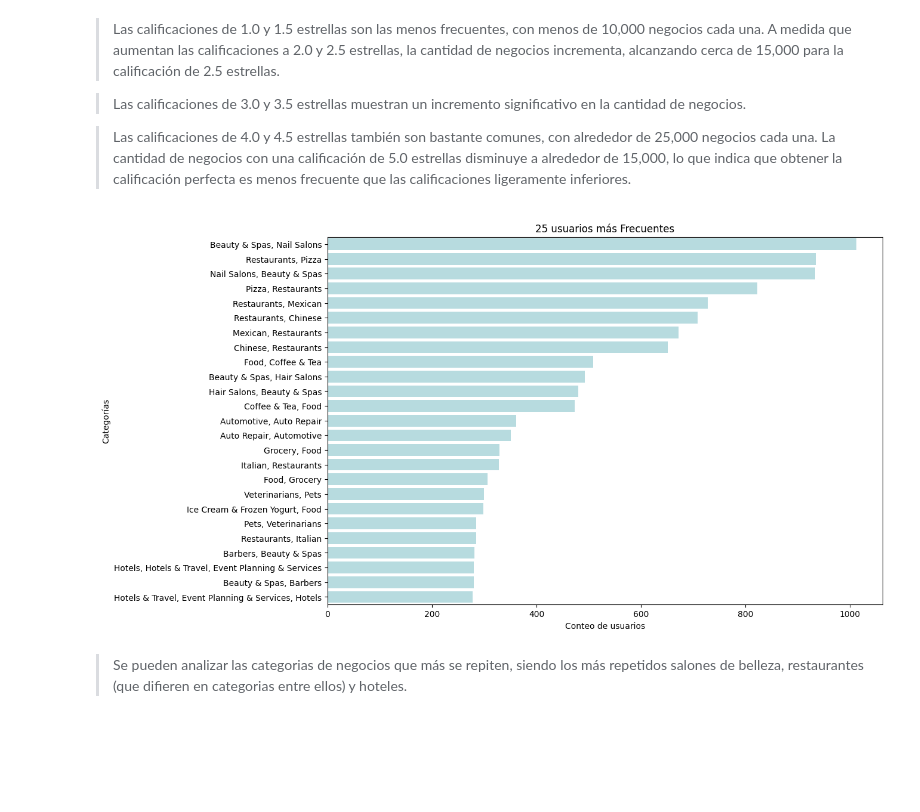
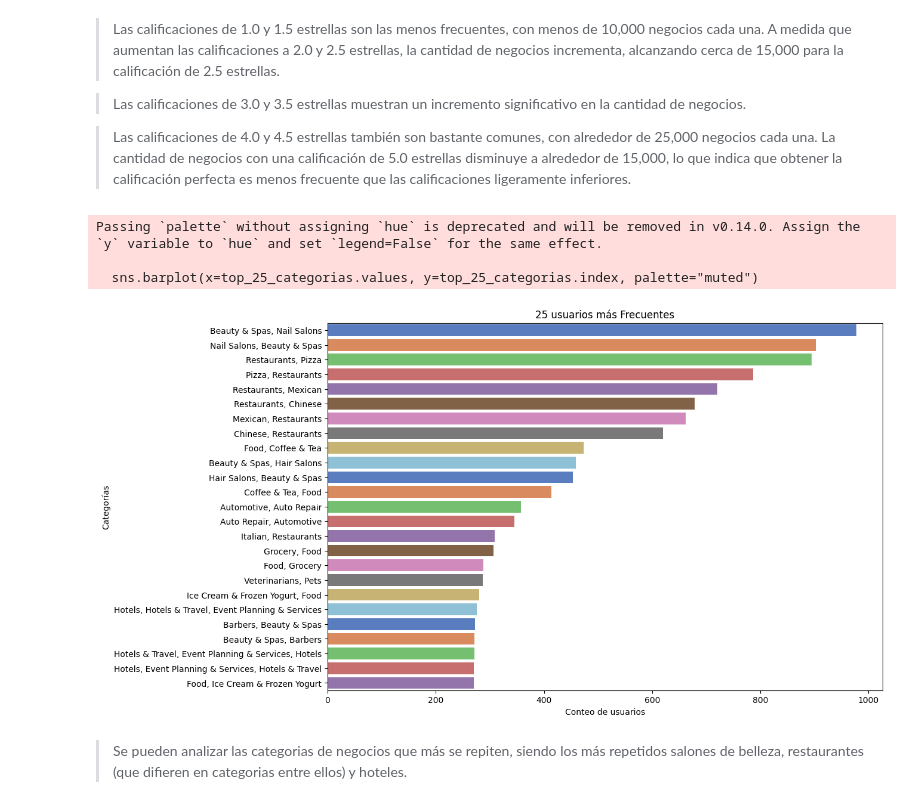
Before and after one commit to OscarMoralesMejia/Sistema-Recomendaciones-USA, a Jupyter notebook: EDA/eda_yelp.ipynb, the cells around one changed output. Drawn from its saved outputs; the diff is of its cells as text; code cells hidden in the pictures; blank space fills up the shorter version.

```diff
--- a/EDA/eda_yelp.ipynb
+++ b/EDA/eda_yelp.ipynb
@@ -531,0 +584,8 @@ Name: count, dtype: int64
+# %%
+# Transformacion a dato numerico con los fallos en nulos
+df_business['postal_code'] = pd.to_numeric(df_business['postal_code'], errors='coerce').astype('Int64')
+# Contar nulos
+df_business['postal_code'].isna().sum()
+# %%
+# Elimino valores nulos
+df_business = df_business.dropna(subset=['postal_code'])
@@ -576,19 +656,22 @@ La cantidad de negocios con una calificación de 5.0 estrellas disminuye a alred
 # %%
 # Se filtra la categoria de cada uno
 categoria_counts =df_business['categories'].value_counts()
 
 # Seleccionar los 25 nombres más frecuentes
 top_25_categorias = categoria_counts.head(25)
 
 # Graficar los 25 caaategorías más frecuentes
 plt.figure(figsize=(12, 8))
-sns.barplot(x=top_25_categorias.values, y=top_25_categorias.index, color='powderblue')
+sns.barplot(x=top_25_categorias.values, y=top_25_categorias.index, palette="muted")
 plt.xlabel('Conteo de usuarios')
 plt.ylabel('Categorías')
 plt.title('25 usuarios más Frecuentes')
 plt.show()
 # %% [output]
+Passing `palette` without assigning `hue` is deprecated and will be removed in v0.14.0. Assign the `y` variable to `hue` and set `legend=False` for the same effect.
+
+  sns.barplot(x=top_25_categorias.values, y=top_25_categorias.index, palette="muted")
-[figure, old version]
+[figure, new version]
 # %% [markdown]
 >Se pueden analizar las categorias de negocios que más se repiten, siendo los más repetidos salones de belleza, restaurantes (que difieren en categorias entre ellos) y hoteles.
 # %%
```
Also changed, not shown: parts of 20 cells of this notebook.
